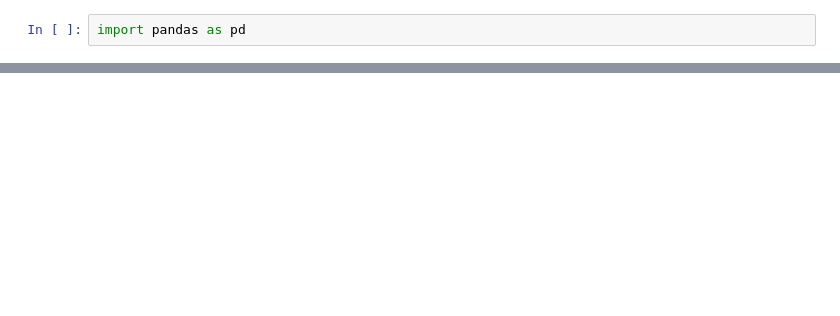
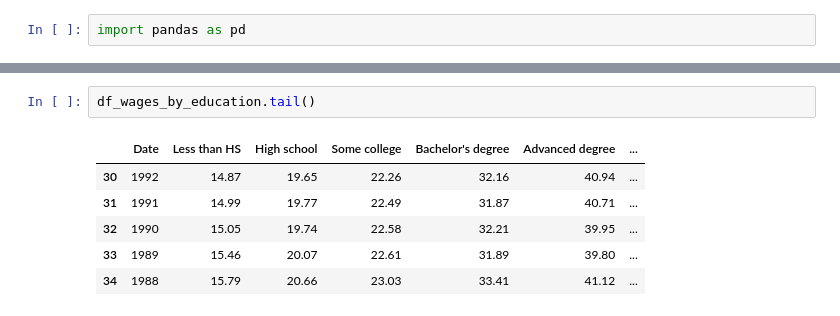
Before and after one commit to KimberlyW618/final_group_project, a Jupyter notebook: code/Wages by education.csv.ipynb, the cells around one changed output, grey strips where cells are left out. Saved outputs shown, nothing was run; the diff lists cells and outputs as text; blank space fills up the shorter version.

```diff
--- a/code/Wages by education.csv.ipynb
+++ b/code/Wages by education.csv.ipynb
@@ -18,0 +51,9 @@ df.head(10)
+# %%
+df_wages_by_education.tail()
+# %% [output]
+|  | Date | Less than HS | High school | Some college | Bachelor's degree | Advanced degree | ... |
+| 30 | 1992 | 14.87 | 19.65 | 22.26 | 32.16 | 40.94 | ... |
+| 31 | 1991 | 14.99 | 19.77 | 22.49 | 31.87 | 40.71 | ... |
+| 32 | 1990 | 15.05 | 19.74 | 22.58 | 32.21 | 39.95 | ... |
+| 33 | 1989 | 15.46 | 20.07 | 22.61 | 31.89 | 39.80 | ... |
+| 34 | 1988 | 15.79 | 20.66 | 23.03 | 33.41 | 41.12 | ... |
```
Also changed, not shown: parts of 9 cells of this notebook, 2 other files.
